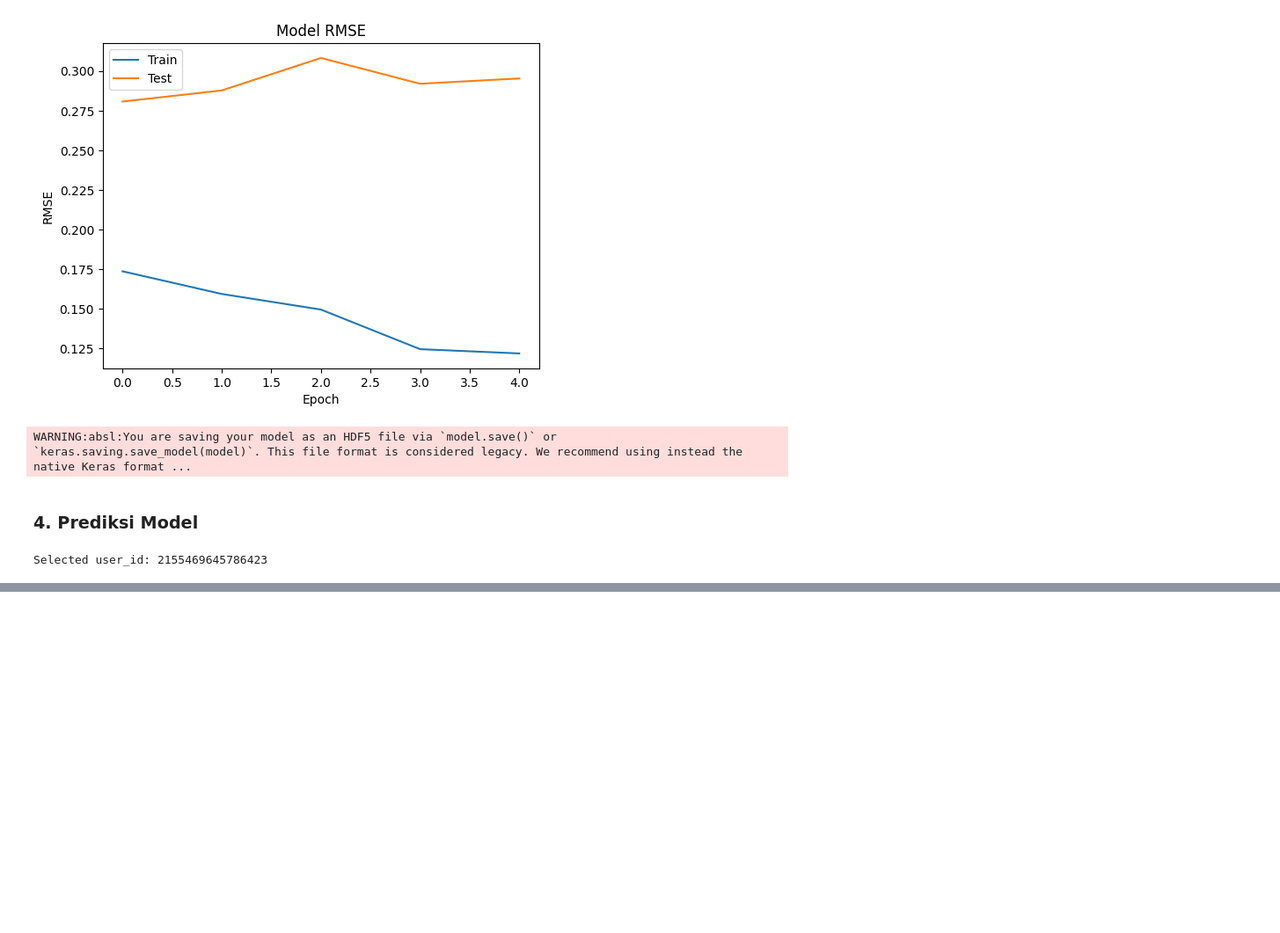
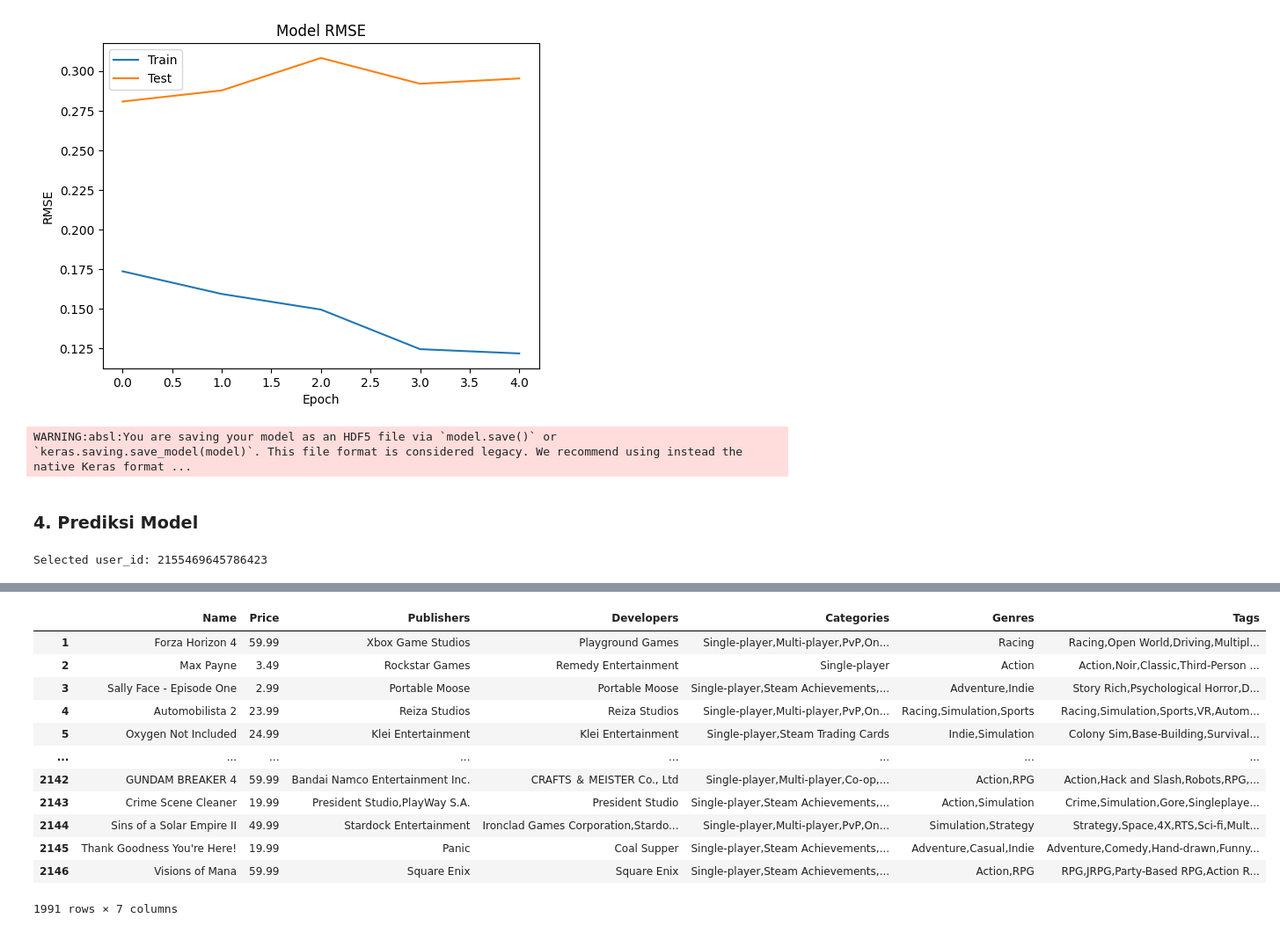
Before and after one commit to zhulkhoirr/Steam-Recommendation-System, a Jupyter notebook: SteamRecommenderSystem.ipynb, the cells around one changed output, grey strips where cells are left out. Shown: that part at 88% size. Saved outputs shown, nothing was run; the diff lists cells and outputs as text; code cells hidden in the pictures; blank space fills up the shorter version.

```diff
--- a/SteamRecommenderSystem.ipynb
+++ b/SteamRecommenderSystem.ipynb
@@ -490,0 +541,22 @@ WARNING:absl:Compiled the loaded model, but the compiled metrics have yet to be
+# %%
+selected_columns = [
+    "Name", "Price", "Publishers", "Developers", "Categories", "Genres", "Tags"
+]
+
+steam_df = steam_df[selected_columns]
+
+steam_df
+# %% [output]
+|  | Name | Price | Publishers | Developers | Categories | Genres | Tags |
+| 1 | Forza Horizon 4 | 59.99 | Xbox Game Studios | Playground Games | Single-player,Multi-player,PvP,On... | Racing | Racing,Open World,Driving,Multipl... |
+| 2 | Max Payne | 3.49 | Rockstar Games | Remedy Entertainment | Single-player | Action | Action,Noir,Classic,Third-Person ... |
+| 3 | Sally Face - Episode One | 2.99 | Portable Moose | Portable Moose | Single-player,Steam Achievements,... | Adventure,Indie | Story Rich,Psychological Horror,D... |
+| 4 | Automobilista 2 | 23.99 | Reiza Studios | Reiza Studios | Single-player,Multi-player,PvP,On... | Racing,Simulation,Sports | Racing,Simulation,Sports,VR,Autom... |
+| 5 | Oxygen Not Included | 24.99 | Klei Entertainment | Klei Entertainment | Single-player,Steam Trading Cards | Indie,Simulation | Colony Sim,Base-Building,Survival... |
+| ... | ... | ... | ... | ... | ... | ... | ... |
+| 2142 | GUNDAM BREAKER 4 | 59.99 | Bandai Namco Entertainment Inc. | CRAFTS ＆ MEISTER Co., Ltd | Single-player,Multi-player,Co-op,... | Action,RPG | Action,Hack and Slash,Robots,RPG,... |
+| 2143 | Crime Scene Cleaner | 19.99 | President Studio,PlayWay S.A. | President Studio | Single-player,Steam Achievements,... | Action,Simulation | Crime,Simulation,Gore,Singleplaye... |
+| 2144 | Sins of a Solar Empire II | 49.99 | Stardock Entertainment | Ironclad Games Corporation,Stardo... | Single-player,Multi-player,PvP,On... | Simulation,Strategy | Strategy,Space,4X,RTS,Sci-fi,Mult... |
+| 2145 | Thank Goodness You're Here! | 19.99 | Panic | Coal Supper | Single-player,Steam Achievements,... | Adventure,Casual,Indie | Adventure,Comedy,Hand-drawn,Funny... |
+| 2146 | Visions of Mana | 59.99 | Square Enix | Square Enix | Single-player,Steam Achievements,... | Action,RPG | RPG,JRPG,Party-Based RPG,Action R... |
+1991 rows × 7 columns
```
Also changed, not shown: parts of 28 cells of this notebook.
